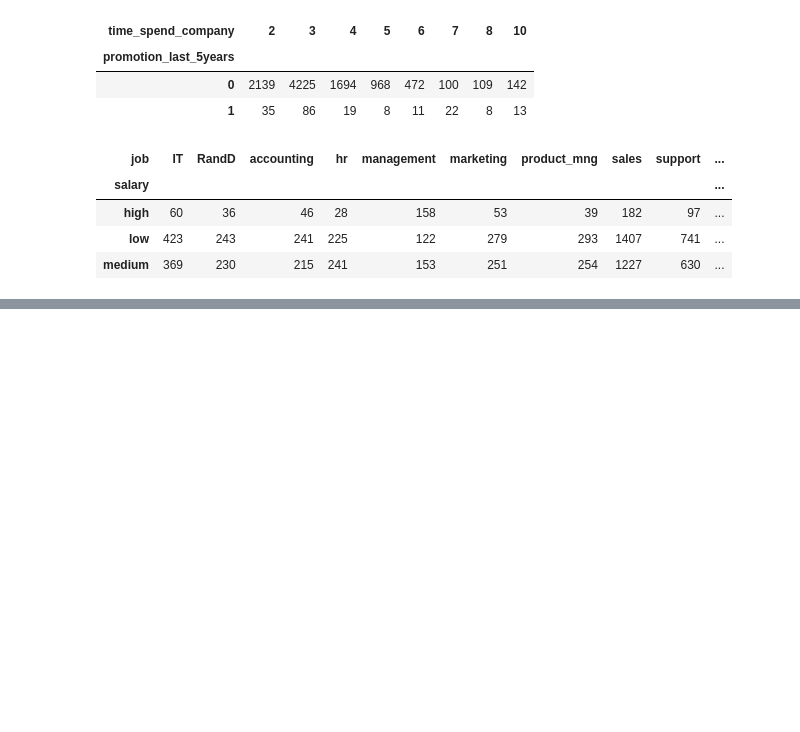
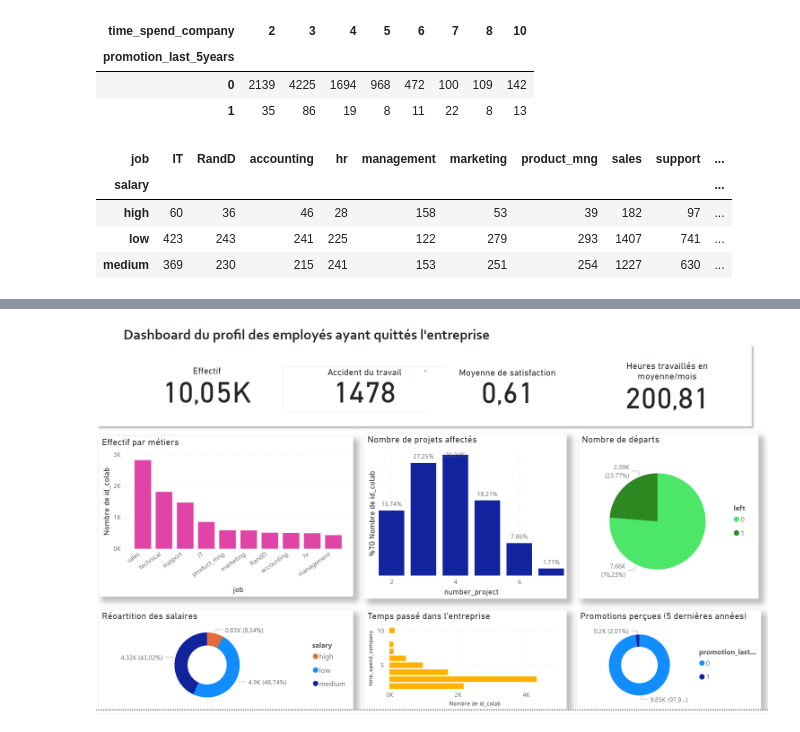
Before and after one commit to Gadeux/Projet-BI---Emma-et-Sarah, a Jupyter notebook: BI-Sarah et Emma.ipynb, the cells around one changed output, grey strips where cells are left out. Drawn from its saved outputs; the diff is of its cells as text; code cells hidden in the pictures; blank space fills up the shorter version.

```diff
--- a/BI-Sarah et Emma.ipynb
+++ b/BI-Sarah et Emma.ipynb
@@ -904,0 +938,6 @@ df_sj
+# %%
+
+imdashboardglo = Image.open('Dashboard effectif global.png')
+imdashboardglo
+# %% [output]
+[figure, added]
```
Also changed, not shown: parts of 17 cells of this notebook.
